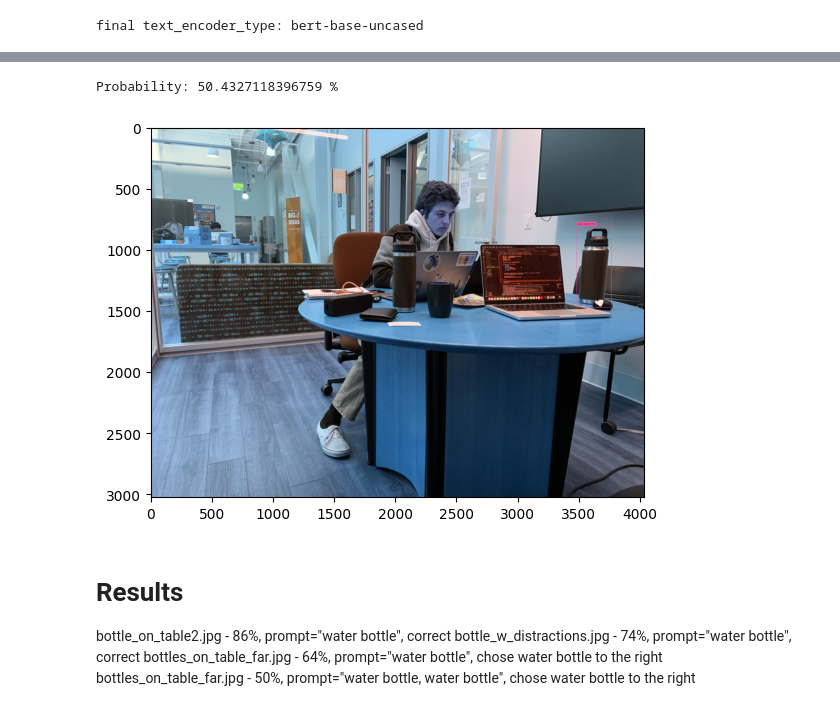
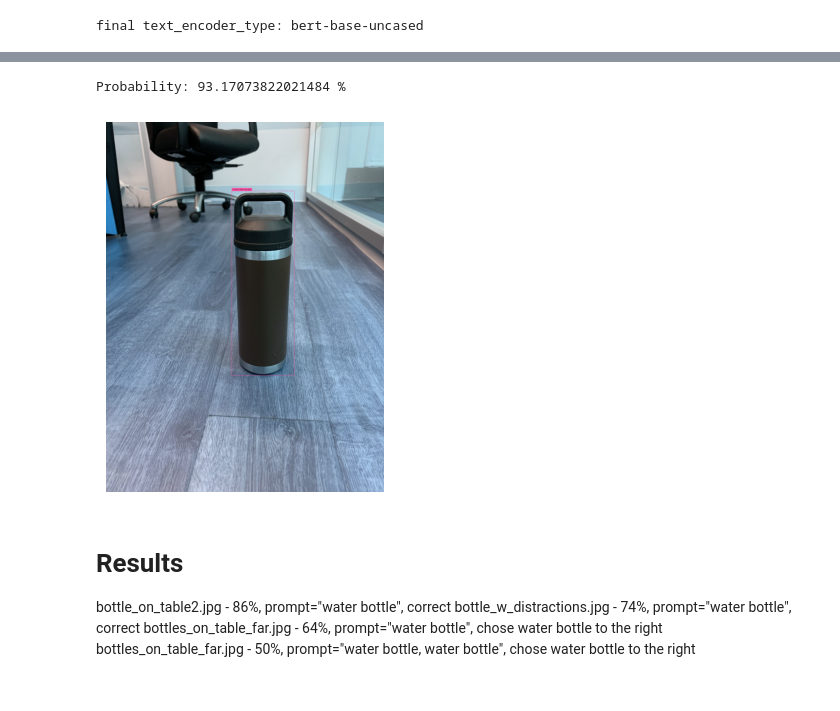
Before and after one commit to will-r61/calHacks2023, a Jupyter notebook: text_to_box/text_to_box.ipynb, the cells around one changed output, grey strips where cells are left out. Drawn from its saved outputs; the diff is of its cells as text; code cells hidden in the pictures.

Commit message:
text box

```diff
--- a/text_to_box/text_to_box.ipynb
+++ b/text_to_box/text_to_box.ipynb
@@ -29,30 +29,31 @@ GroundingDINO(
 )
 # %%
 IMAGE_PATH = "../GroundingDINO/.asset/cat_dog.jpeg"
-IMAGE_PATH = "../images/bottles_on_table_far.jpg"
-TEXT_PROMPT = "water bottle, water bottle"
+IMAGE_PATH = "../images/real_bottle.jpg"
+TEXT_PROMPT = "a black and silver coffee mug"
 BOX_TRESHOLD = 0.50
 TEXT_TRESHOLD = 0.30
 
 image_source, image = load_image(IMAGE_PATH)
 
 boxes, logits, phrases = predict(
     model=model,
     image=image,
     caption=TEXT_PROMPT,
     box_threshold=BOX_TRESHOLD,
     text_threshold=TEXT_TRESHOLD,
     device='cpu'
 )
 
 annotated_frame = annotate(image_source=image_source, boxes=boxes, logits=logits, phrases=phrases)
 cv2.imwrite("annotated_image.jpg", annotated_frame)
 
 plt.imshow(annotated_frame)
+plt.axis('off')
 print("Probability:", logits.item()*100, "%")
 # %% [output]
-Probability: 50.4327118396759 %
+Probability: 93.17073822021484 %
-[figure, old version]
+[figure, new version]
 # %% [markdown]
 # Results
 bottle_on_table2.jpg - 86%, prompt="water bottle", correct
```
Also changed, not shown: parts of 2 cells of this notebook, 2 other files.
